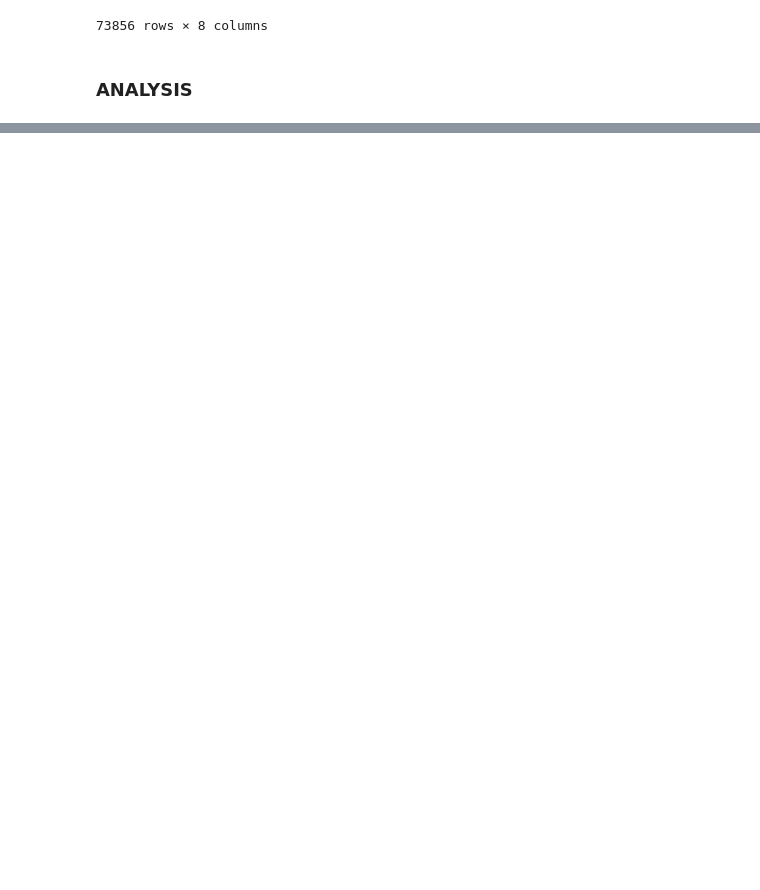
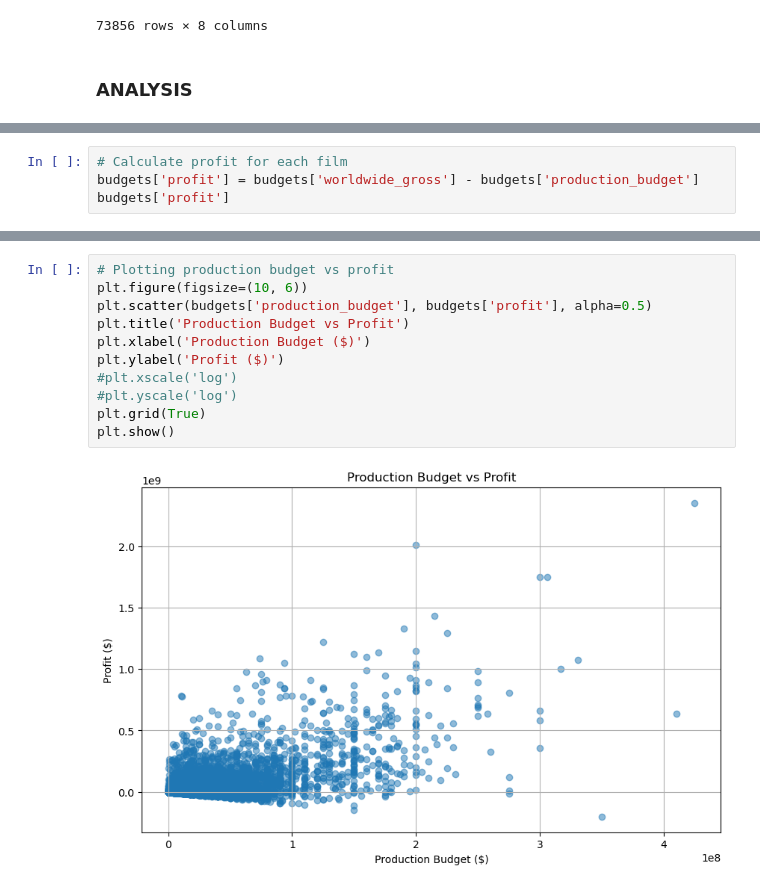
Before and after one commit to FAITHKAMANDE/Phase-2-Project, a Jupyter notebook: Notebook.ipynb, the cells around one changed output, grey strips where cells are left out. Cells and saved outputs as stored; diff of their text form; blank space fills up the shorter version.

```diff
--- a/Notebook.ipynb
+++ b/Notebook.ipynb
@@ -581,0 +712,4 @@ profit = worldwide_gross - budget
+# %%
+# Calculate profit for each film
+budgets['profit'] = budgets['worldwide_gross'] - budgets['production_budget']
+budgets['profit']
@@ -581,0 +729,13 @@ profit = worldwide_gross - budget
+# %%
+# Plotting production budget vs profit
+plt.figure(figsize=(10, 6))
+plt.scatter(budgets['production_budget'], budgets['profit'], alpha=0.5)
+plt.title('Production Budget vs Profit')
+plt.xlabel('Production Budget ($)')
+plt.ylabel('Profit ($)')
+#plt.xscale('log')
+#plt.yscale('log')
+plt.grid(True)
+plt.show()
+# %% [output]
+[figure, added]
```
Also changed, not shown: parts of 27 cells of this notebook.
